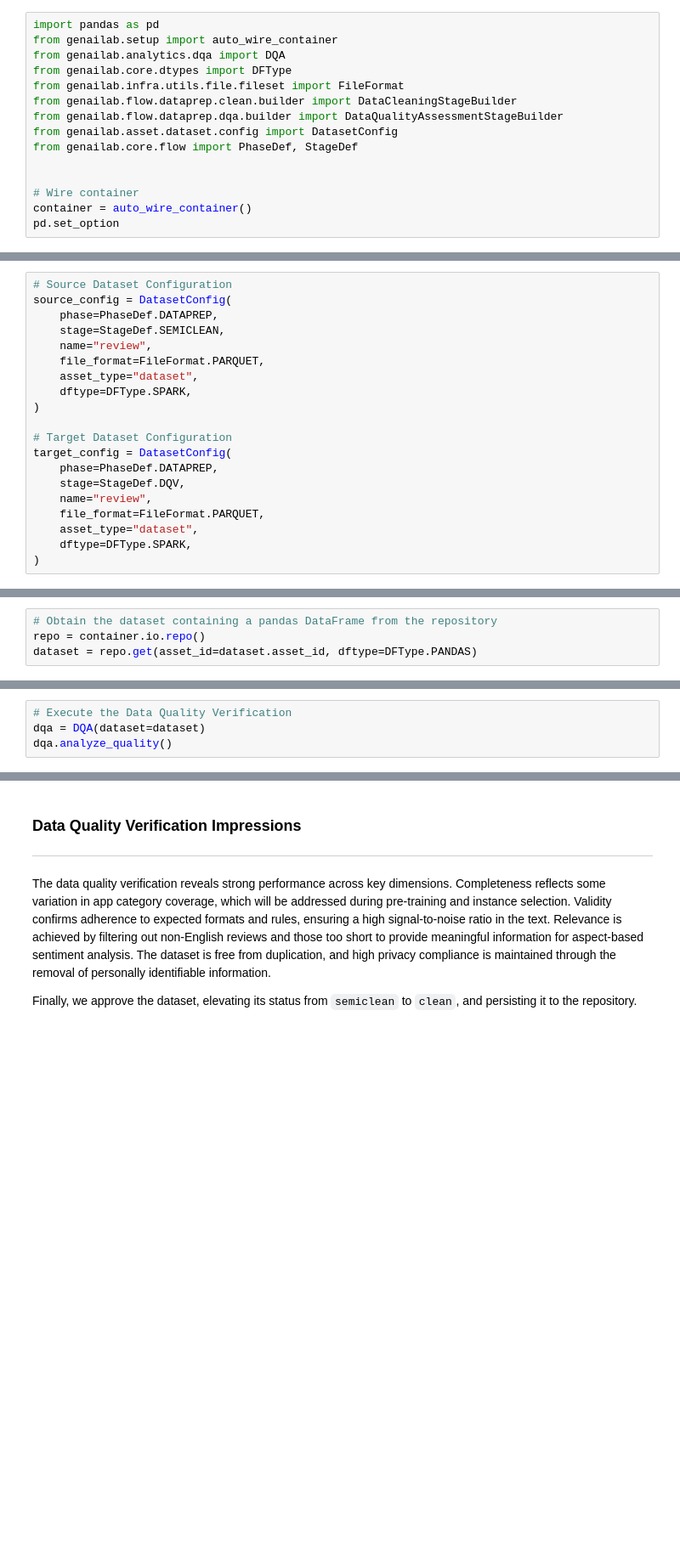
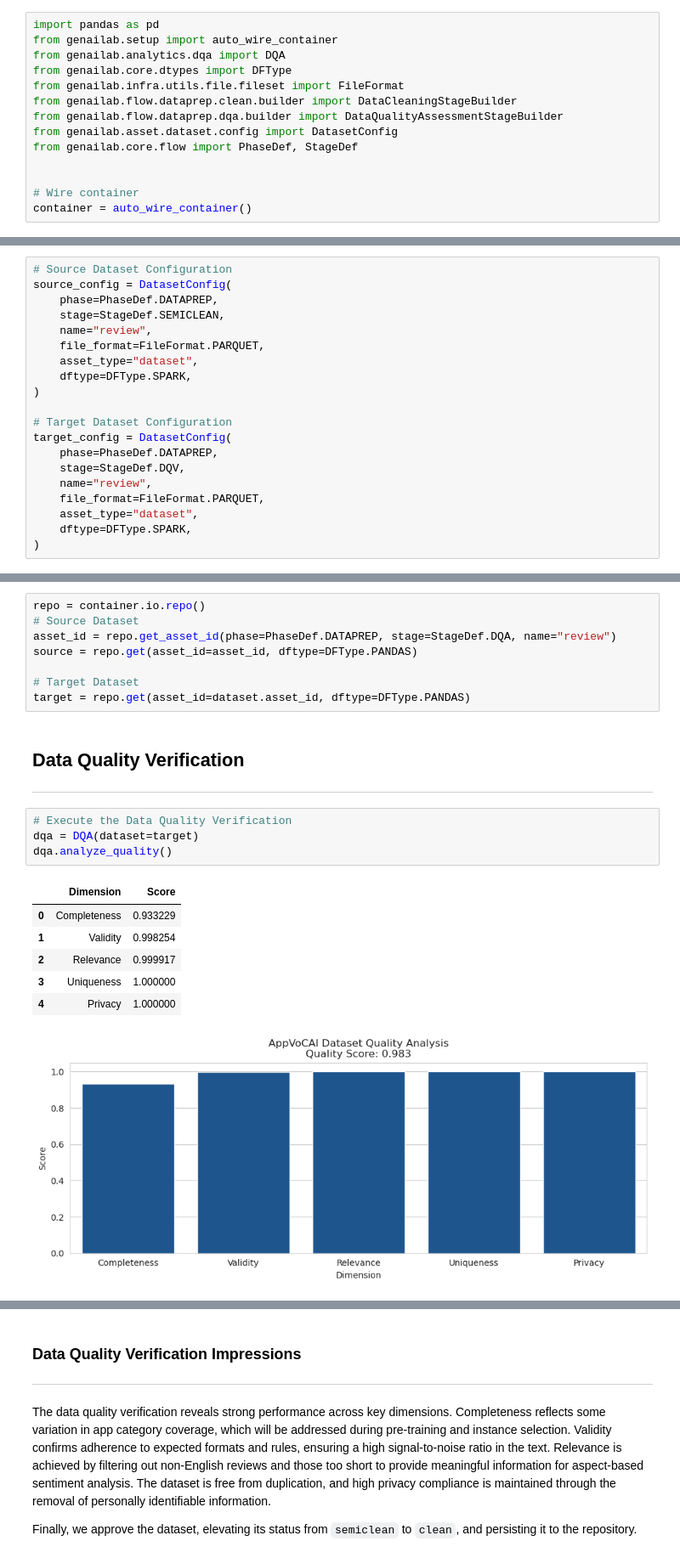
Before and after one commit to variancexplained/genai-lab-slm, a Jupyter notebook: notebooks/content/01_dataprep/03_clean.ipynb, the cells around one changed output, grey strips where cells are left out. Shown at 85% size. Drawn from its saved outputs; the diff is of its cells as text; blank space fills up the shorter version.

Commit message:
data cleaning pipeline

```diff
--- a/notebooks/content/01_dataprep/03_clean.ipynb
+++ b/notebooks/content/01_dataprep/03_clean.ipynb
@@ -40,4 +40,3 @@ from genailab.core.flow import PhaseDef, StageDef
 
 # Wire container
 container = auto_wire_container()
-pd.set_option
@@ -189,4 +213,0 @@ dataset = dqv_stage.run(force=FORCE)
-# %%
-# Obtain the dataset containing a pandas DataFrame from the repository
-repo = container.io.repo()
-dataset = repo.get(asset_id=dataset.asset_id, dftype=DFType.PANDAS)
@@ -193,4 +217,23 @@ dataset = repo.get(asset_id=dataset.asset_id, dftype=DFType.PANDAS)
+# %%
+repo = container.io.repo()
+# Source Dataset
+asset_id = repo.get_asset_id(phase=PhaseDef.DATAPREP, stage=StageDef.DQA, name="review")
+source = repo.get(asset_id=asset_id, dftype=DFType.PANDAS)
+
+# Target Dataset
+target = repo.get(asset_id=dataset.asset_id, dftype=DFType.PANDAS)
+# %% [markdown]
+## Data Quality Verification
+---
 # %%
 # Execute the Data Quality Verification
-dqa = DQA(dataset=dataset)
+dqa = DQA(dataset=target)
 dqa.analyze_quality()
+# %% [output]
+|  | Dimension | Score |
+| 0 | Completeness | 0.933229 |
+| 1 | Validity | 0.998254 |
+| 2 | Relevance | 0.999917 |
+| 3 | Uniqueness | 1.000000 |
+| 4 | Privacy | 1.000000 |
+[figure, added]
```
Also changed, not shown: parts of 11 cells of this notebook, 4 other files.
